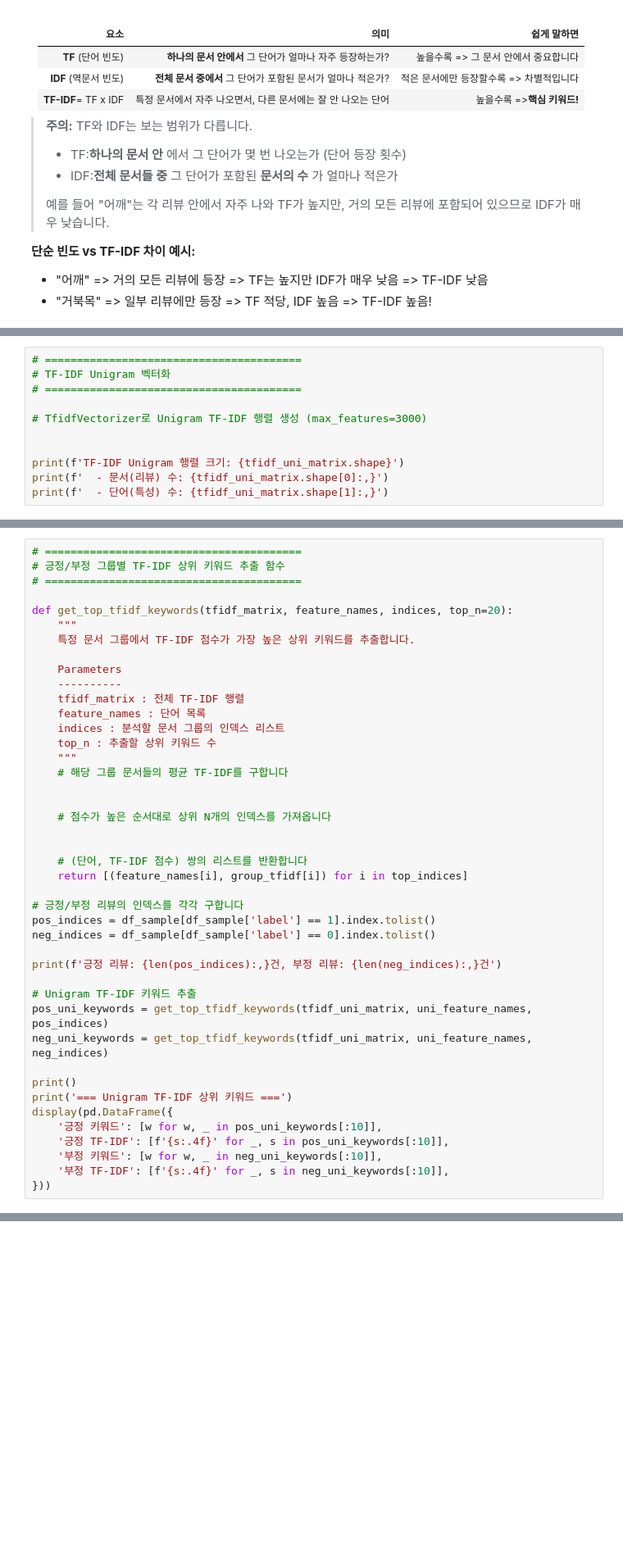
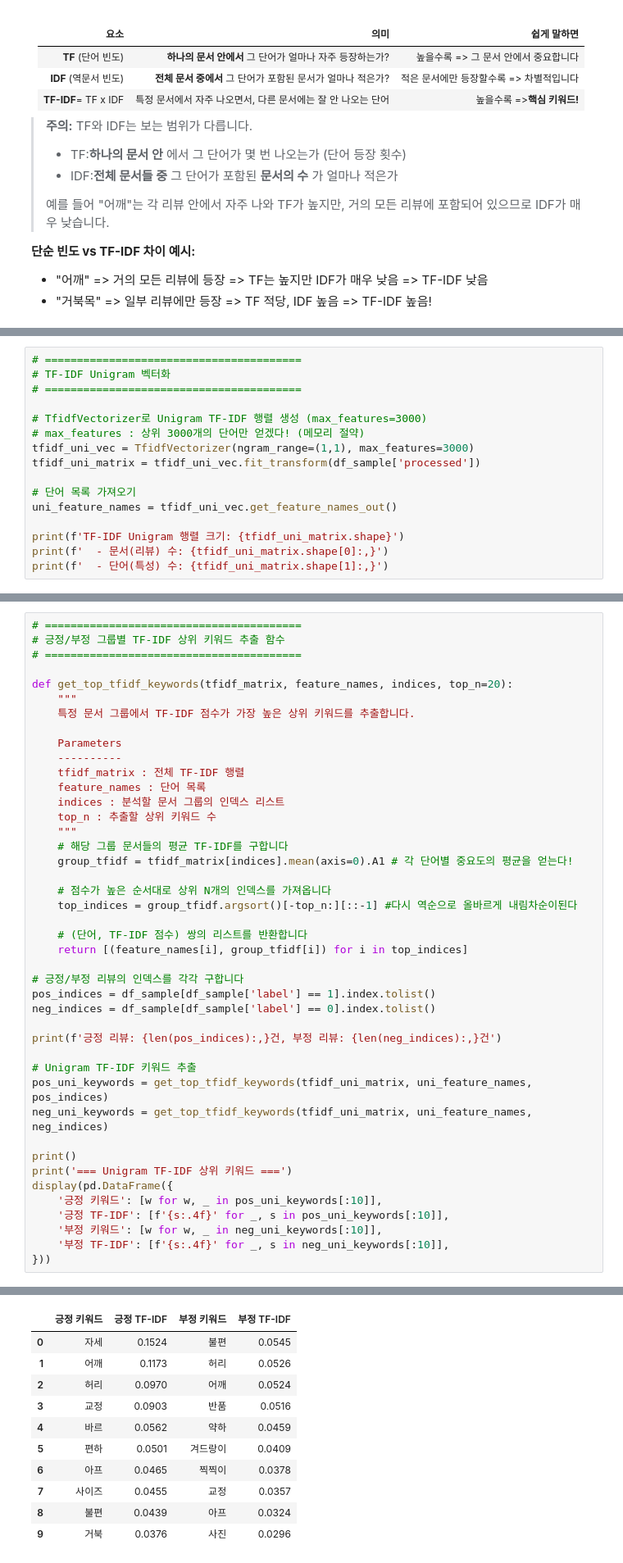
Before and after one commit to SeolMuah/text-analysis-ml, a Jupyter notebook: 1_텍스트_빈도_분석_실습.ipynb, the cells around one changed output, grey strips where cells are left out. Shown at 82% size. Saved outputs shown, nothing was run; the diff lists cells and outputs as text; blank space fills up the shorter version.

```diff
--- a/1_텍스트_빈도_분석_실습.ipynb
+++ b/1_텍스트_빈도_분석_실습.ipynb
@@ -643,7 +893,12 @@ TF-IDF는 이를 보정하여 **특정 문서에서 진짜 중요한 단어**
 # ========================================
 
 # TfidfVectorizer로 Unigram TF-IDF 행렬 생성 (max_features=3000)
+# max_features : 상위 3000개의 단어만 얻겠다! (메모리 절약)
+tfidf_uni_vec = TfidfVectorizer(ngram_range=(1,1), max_features=3000)
+tfidf_uni_matrix = tfidf_uni_vec.fit_transform(df_sample['processed'])
 
+# 단어 목록 가져오기
+uni_feature_names = tfidf_uni_vec.get_feature_names_out()
 
 print(f'TF-IDF Unigram 행렬 크기: {tfidf_uni_matrix.shape}')
 print(f'  - 문서(리뷰) 수: {tfidf_uni_matrix.shape[0]:,}')
@@ -665,10 +924,10 @@ def get_top_tfidf_keywords(tfidf_matrix, feature_names, indices, top_n=20):
     top_n : 추출할 상위 키워드 수
     """
     # 해당 그룹 문서들의 평균 TF-IDF를 구합니다
-
+    group_tfidf = tfidf_matrix[indices].mean(axis=0).A1 # 각 단어별 중요도의 평균을 얻는다!
 
     # 점수가 높은 순서대로 상위 N개의 인덱스를 가져옵니다
-
+    top_indices = group_tfidf.argsort()[-top_n:][::-1] #다시 역순으로 올바르게 내림차순이된다
 
     # (단어, TF-IDF 점수) 쌍의 리스트를 반환합니다
     return [(feature_names[i], group_tfidf[i]) for i in top_indices]
@@ -691,3 +950,4 @@ display(pd.DataFrame({
     '부정 키워드': [w for w, _ in neg_uni_keywords[:10]],
     '부정 TF-IDF': [f'{s:.4f}' for _, s in neg_uni_keywords[:10]],
 }))
+# %% [output]
@@ -693,0 +957,11 @@ display(pd.DataFrame({
+|  | 긍정 키워드 | 긍정 TF-IDF | 부정 키워드 | 부정 TF-IDF |
+| 0 | 자세 | 0.1524 | 불편 | 0.0545 |
+| 1 | 어깨 | 0.1173 | 허리 | 0.0526 |
+| 2 | 허리 | 0.0970 | 어깨 | 0.0524 |
+| 3 | 교정 | 0.0903 | 반품 | 0.0516 |
+| 4 | 바르 | 0.0562 | 약하 | 0.0459 |
+| 5 | 편하 | 0.0501 | 겨드랑이 | 0.0409 |
+| 6 | 아프 | 0.0465 | 찍찍이 | 0.0378 |
+| 7 | 사이즈 | 0.0455 | 교정 | 0.0357 |
+| 8 | 불편 | 0.0439 | 아프 | 0.0324 |
+| 9 | 거북 | 0.0376 | 사진 | 0.0296 |
```
Also changed, not shown: parts of 29 cells of this notebook.
